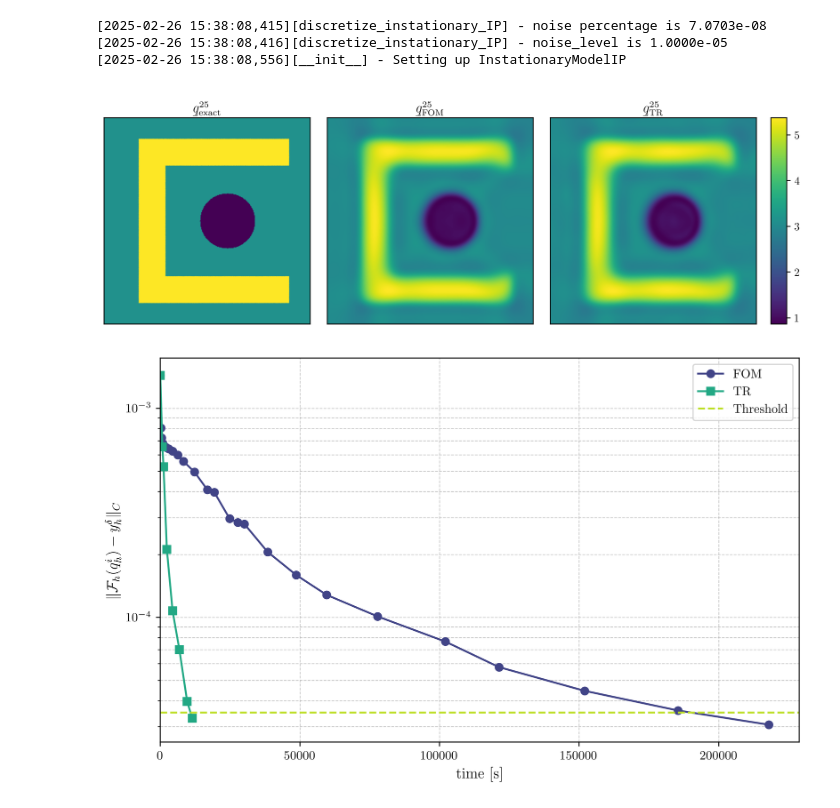
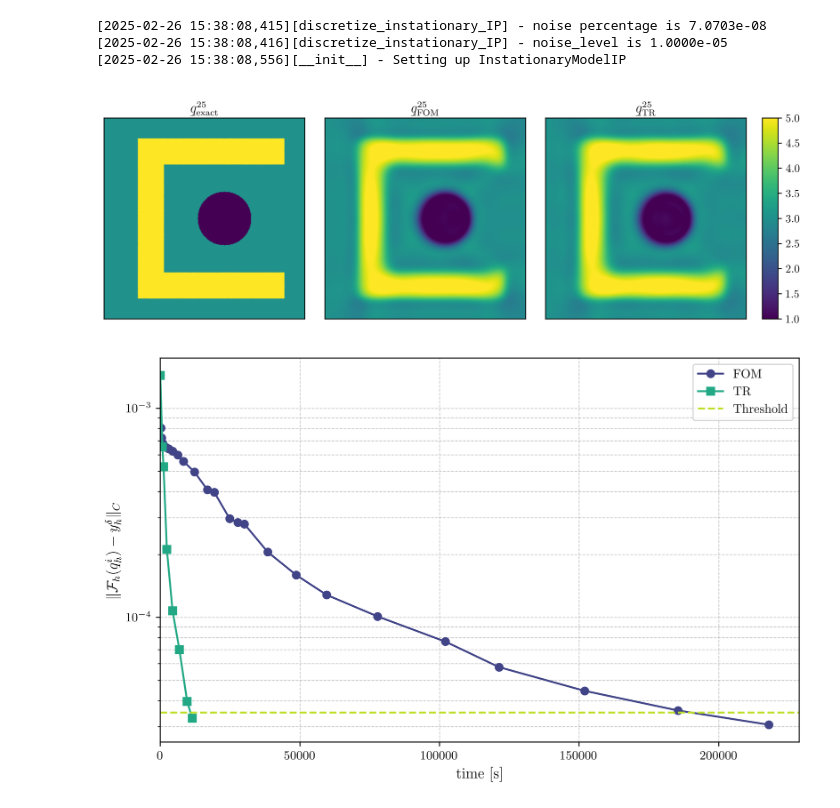
Before and after one commit to BeneKlei/parabolische_inverse_probleme, a Jupyter notebook: RBInvParam/evaluate/build_plots.ipynb, the cells around one changed output. Saved outputs shown, nothing was run; the diff lists cells and outputs as text; code cells hidden in the pictures.

Commit message:
Correct range handling for plots.

```diff
--- a/RBInvParam/evaluate/build_plots.ipynb
+++ b/RBInvParam/evaluate/build_plots.ipynb
@@ -89,47 +89,49 @@ cax = plt.subplot(gs[3])  # Dedicated axis for colorbar
 
 # Store subplots in a list for easy iteration
 ax = [ax0, ax1, ax2]
-
 centers = grid_data['grid'].centers(codim=2)
 triang = tri.Triangulation(centers[:,0], centers[:,1])
 
-q = setup['model_parameter']['q_exact'].to_numpy()[time_step, :]
+q_exact = setup['model_parameter']['q_exact'].to_numpy()[time_step, :]
+q_FOM = data['FOM']['q'][-1].to_numpy()[time_step, :]
+q_TR = data['TR']['q'][-1].to_numpy()[time_step, :]
+
+
 vmin, vmax = np.min(q), np.max(q)
-ax[0].tripcolor(triang, q, cmap='viridis', shading='gouraud')
+
+
+ax[0].tripcolor(triang, q_exact, cmap='viridis', shading='gouraud', vmin=vmin, vmax=vmax)
 if time_dep:
     ax[0].set_title(r'$\underaccent{\bar}{q}^{' + str(time_step) + r'}_\textrm{\footnotesize exact}$', pad=title_pad)
 else:
     ax[0].set_title(r'$\underaccent{\bar}{q}_\textrm{\footnotesize exact}$', pad=title_pad)
 
-
-q = data['FOM']['q'][-1].to_numpy()[time_step, :]
-ax[1].tripcolor(triang, q, cmap='viridis', shading='gouraud')
+ax[1].tripcolor(triang, q_FOM, cmap='viridis', shading='gouraud', vmin=vmin, vmax=vmax)
 if time_dep:
     ax[1].set_title(r'$\underaccent{\bar}{q}^{' + str(time_step) + r'}_\textrm{\footnotesize FOM}$', pad=title_pad)
 else:
     ax[1].set_title(r'$\underaccent{\bar}{q}_\textrm{\footnotesize FOM}$', pad=title_pad)
 
-q = data['TR']['q'][-1].to_numpy()[time_step, :]
-c = ax[2].tripcolor(triang, q, cmap='viridis', shading='gouraud')
+c = ax[2].tripcolor(triang, q_TR, cmap='viridis', shading='gouraud', vmin=vmin, vmax=vmax)
 if time_dep:
     ax[2].set_title(r'$\underaccent{\bar}{q}^{' + str(time_step) + r'}_\textrm{\footnotesize  TR}$', pad=title_pad)
 else:
     ax[2].set_title(r'$\underaccent{\bar}{q}_\textrm{\footnotesize TR}$', pad=title_pad)
 
 fig.colorbar(c, cax=cax)
 
 # Remove ticks from all subplots
 for ax_ in ax:
     ax_.set_xticks([])  # Remove x-axis ticks
     ax_.set_yticks([])  # Remove y-axis ticks
     ax_.set_aspect('equal')
     ax_.set_xlim(0,1)
     ax_.set_ylim(0,1)
 
 plt.tight_layout()  # Adjust spacing to prevent misalignment
 #plt.show()
 # %% [output]
-[figure, old version]
+[figure, new version]
 # %%
 import numpy as np
 import matplotlib.pyplot as plt
```
